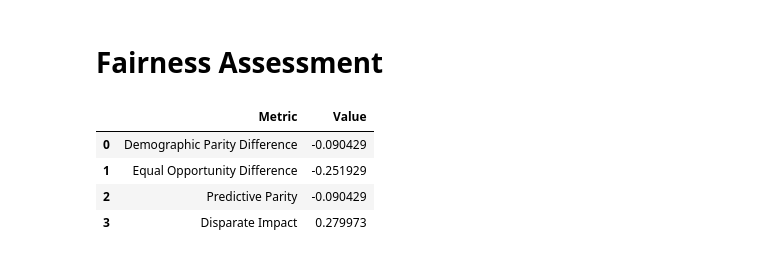
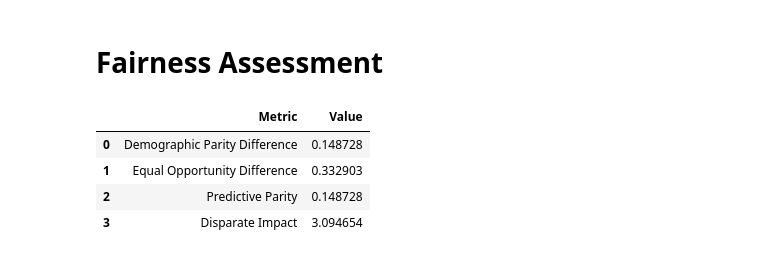
Before and after one commit to patsals/CHD-adversarial-nn, a Jupyter notebook: simpleNN.ipynb, the cells around one changed output. Cells and saved outputs as stored; diff of their text form; code cells hidden in the pictures.

```diff
--- a/simpleNN.ipynb
+++ b/simpleNN.ipynb
@@ -270,12 +305,2 @@ model_assessment(preds, y_val)
 # %% [markdown]
 # Fairness Assessment
-# %%
-X_train, X_test= train_test_split(df, test_size=0.2, random_state=42)
-X_train, X_val = train_test_split(X_train, test_size=0.25, random_state=42)
-fairness_metrics(X_val, preds)
-# %% [output]
-|  | Metric | Value |
-| 0 | Demographic Parity Difference | -0.090429 |
-| 1 | Equal Opportunity Difference | -0.251929 |
-| 2 | Predictive Parity | -0.090429 |
-| 3 | Disparate Impact | 0.279973 |
@@ -281,0 +309,10 @@ fairness_metrics(X_val, preds)
+# %%
+fairness_df = X_val.copy()
+fairness_df['Coronary heart disease'] = y_val
+helpers.fairness_metrics(fairness_df, preds)
+# %% [output]
+|  | Metric | Value |
+| 0 | Demographic Parity Difference | 0.148728 |
+| 1 | Equal Opportunity Difference | 0.332903 |
+| 2 | Predictive Parity | 0.148728 |
+| 3 | Disparate Impact | 3.094654 |
```
Also changed, not shown: parts of 17 cells of this notebook, 3 other files.
